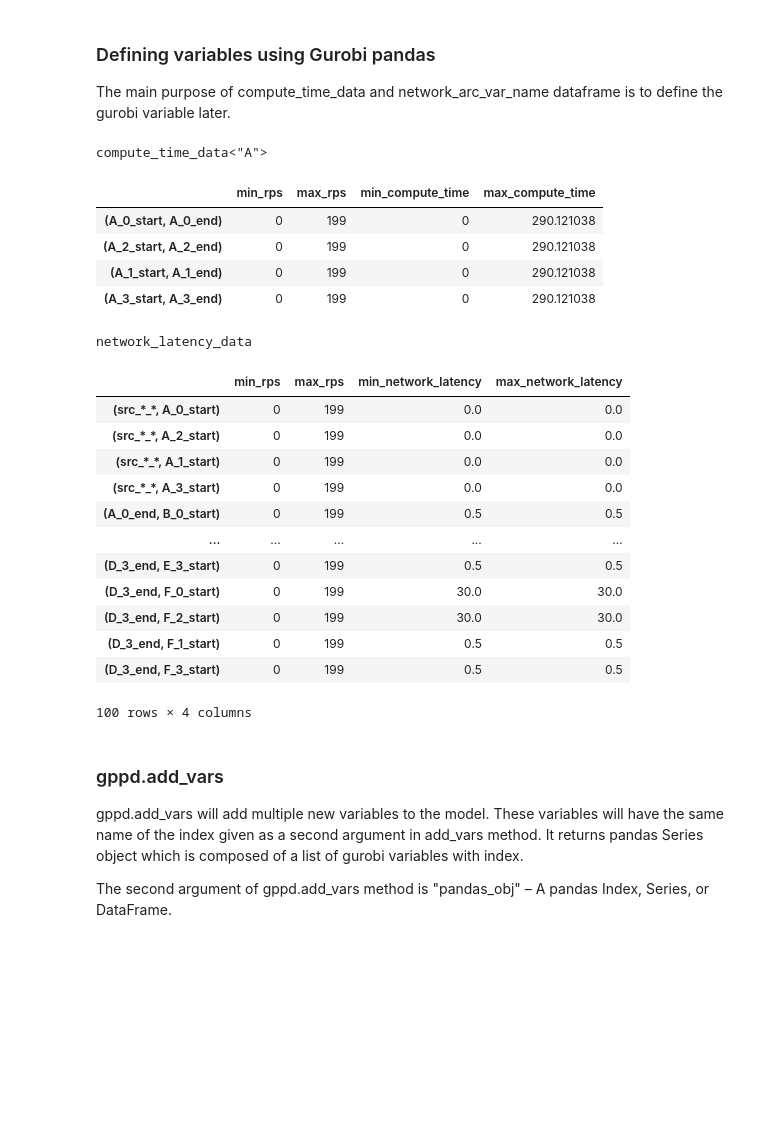
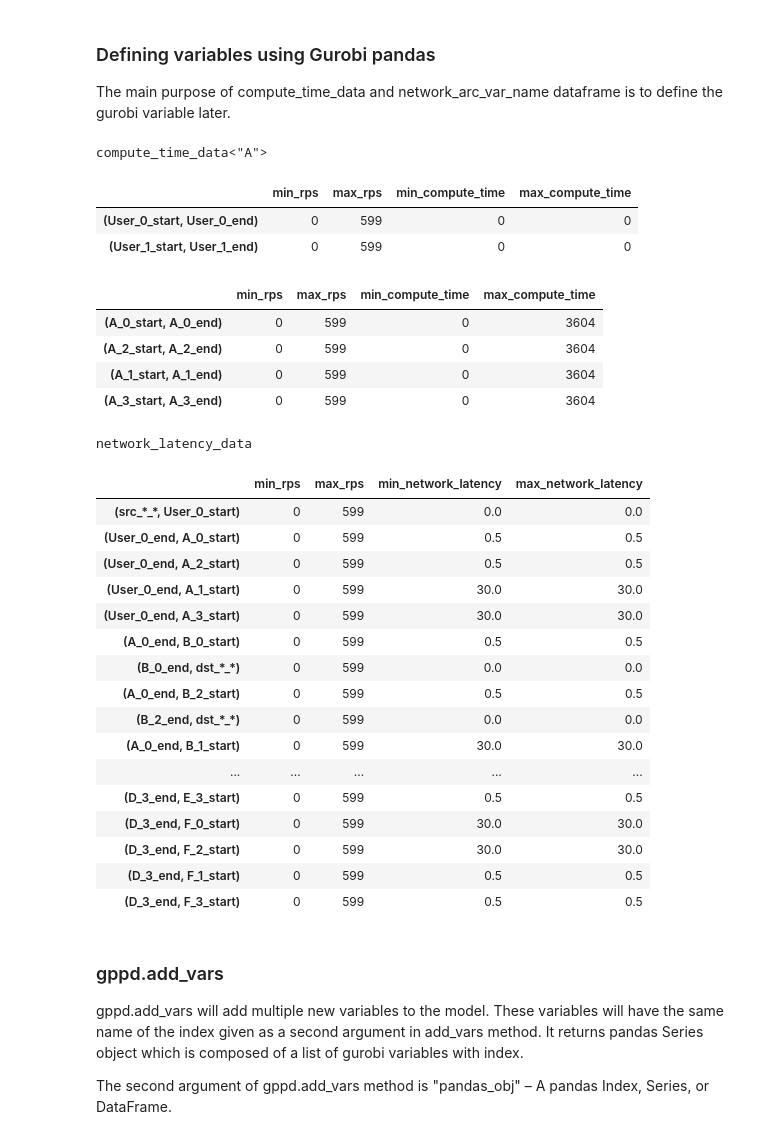
Before and after one commit to netarch/slate-sim, a Jupyter notebook: light_ml_optimizer.ipynb, the cells around one changed output. Drawn from its saved outputs; the diff is of its cells as text; code cells hidden in the pictures; blank space fills up the shorter version.

```diff
--- a/light_ml_optimizer.ipynb
+++ b/light_ml_optimizer.ipynb
@@ -118,6 +118,10 @@ Note that terms like 'service time,' 'compute time,' and 'compute latency' are a
   - Minimize the sum of all latency
   - <-> Minimize average latency for a batch of requests.
   - Note that it is not identical with balancing loads between clusters.
+# %%
+# YOU MUST EXECUTE THIS CELL.
+NUM_REQUEST = [500, 100]
+TOTAL_NUM_REQUEST = sum(NUM_REQUEST)
 # %%
 svc_name_list = list()
 
@@ -325,7 +369,6 @@ for svc_name in unique_service_name:
         },
         index=per_service_compute_arc[svc_name]
     )
-    # display(compute_time_data[svc_name])
 
 min_network_latency = list()
 max_network_latency = list()
@@ -338,53 +381,62 @@ for src_repl, dst_repl in network_arc_var_name:
     elif dst_svc == "dst":
         min_network_latency.append(0)
         max_network_latency.append(0)
     else:
         from_idx = int(src_repl.split("_")[1])
         to_idx = int(dst_repl.split("_")[1])
         # Network latency for local routing
         if from_idx%2 == to_idx%2:
             min_network_latency.append(sim.NetworkLatency().same_rack)
             max_network_latency.append(sim.NetworkLatency().same_rack)
         # Network latency for remote routing
         else:
             min_network_latency.append(sim.NetworkLatency().far_inter_region)
             max_network_latency.append(sim.NetworkLatency().far_inter_region)
 
 network_latency_data = pd.DataFrame(
     data={
         # "service_name":network_arc_var_name,
         "min_rps":[min_rps]*len(network_arc_var_name),
         "max_rps":[max_rps]*len(network_arc_var_name),
         "min_network_latency": min_network_latency,
         "max_network_latency": max_network_latency,
     },
     index=network_arc_var_name
 )
 print("compute_time_data<\"A\">")
+display(compute_time_data["User"])
 display(compute_time_data["A"])
-print("network_latency_data")
-display(network_latency_data)
+with pd.option_context('display.max_rows', None):
+    print("network_latency_data")
+    display(network_latency_data)
 # %% [output]
 compute_time_data<"A">
 |  | min_rps | max_rps | min_compute_time | max_compute_time |
-| (A_0_start, A_0_end) | 0 | 199 | 0 | 290.121038 |
-| (A_2_start, A_2_end) | 0 | 199 | 0 | 290.121038 |
-| (A_1_start, A_1_end) | 0 | 199 | 0 | 290.121038 |
-| (A_3_start, A_3_end) | 0 | 199 | 0 | 290.121038 |
+| (User_0_start, User_0_end) | 0 | 599 | 0 | 0 |
+| (User_1_start, User_1_end) | 0 | 599 | 0 | 0 |
+|  | min_rps | max_rps | min_compute_time | max_compute_time |
+| (A_0_start, A_0_end) | 0 | 599 | 0 | 3604 |
+| (A_2_start, A_2_end) | 0 | 599 | 0 | 3604 |
+| (A_1_start, A_1_end) | 0 | 599 | 0 | 3604 |
+| (A_3_start, A_3_end) | 0 | 599 | 0 | 3604 |
 network_latency_data
-|  | min_rps | max_rps | min_network_latency | max_network_latency |
-| (src_*_*, A_0_start) | 0 | 199 | 0.0 | 0.0 |
-| (src_*_*, A_2_start) | 0 | 199 | 0.0 | 0.0 |
-| (src_*_*, A_1_start) | 0 | 199 | 0.0 | 0.0 |
-| (src_*_*, A_3_start) | 0 | 199 | 0.0 | 0.0 |
-| (A_0_end, B_0_start) | 0 | 199 | 0.5 | 0.5 |
-| ... | ... | ... | ... | ... |
-| (D_3_end, E_3_start) | 0 | 199 | 0.5 | 0.5 |
-| (D_3_end, F_0_start) | 0 | 199 | 30.0 | 30.0 |
-| (D_3_end, F_2_start) | 0 | 199 | 30.0 | 30.0 |
-| (D_3_end, F_1_start) | 0 | 199 | 0.5 | 0.5 |
-| (D_3_end, F_3_start) | 0 | 199 | 0.5 | 0.5 |
-100 rows × 4 columns
+|  | min_rps | max_rps | min_network_latency | max_network_latency |
+| (src_*_*, User_0_start) | 0 | 599 | 0.0 | 0.0 |
+| (User_0_end, A_0_start) | 0 | 599 | 0.5 | 0.5 |
+| (User_0_end, A_2_start) | 0 | 599 | 0.5 | 0.5 |
+| (User_0_end, A_1_start) | 0 | 599 | 30.0 | 30.0 |
+| (User_0_end, A_3_start) | 0 | 599 | 30.0 | 30.0 |
+| (A_0_end, B_0_start) | 0 | 599 | 0.5 | 0.5 |
+| (B_0_end, dst_*_*) | 0 | 599 | 0.0 | 0.0 |
+| (A_0_end, B_2_start) | 0 | 599 | 0.5 | 0.5 |
+| (B_2_end, dst_*_*) | 0 | 599 | 0.0 | 0.0 |
+| (A_0_end, B_1_start) | 0 | 599 | 30.0 | 30.0 |
+| ... | ... | ... | ... | ... |
+| (D_3_end, E_3_start) | 0 | 599 | 0.5 | 0.5 |
+| (D_3_end, F_0_start) | 0 | 599 | 30.0 | 30.0 |
+| (D_3_end, F_2_start) | 0 | 599 | 30.0 | 30.0 |
+| (D_3_end, F_1_start) | 0 | 599 | 0.5 | 0.5 |
+| (D_3_end, F_3_start) | 0 | 599 | 0.5 | 0.5 |
 # %% [markdown]
 ### gppd.add_vars
 
```
Also changed, not shown: parts of 16 cells of this notebook.
